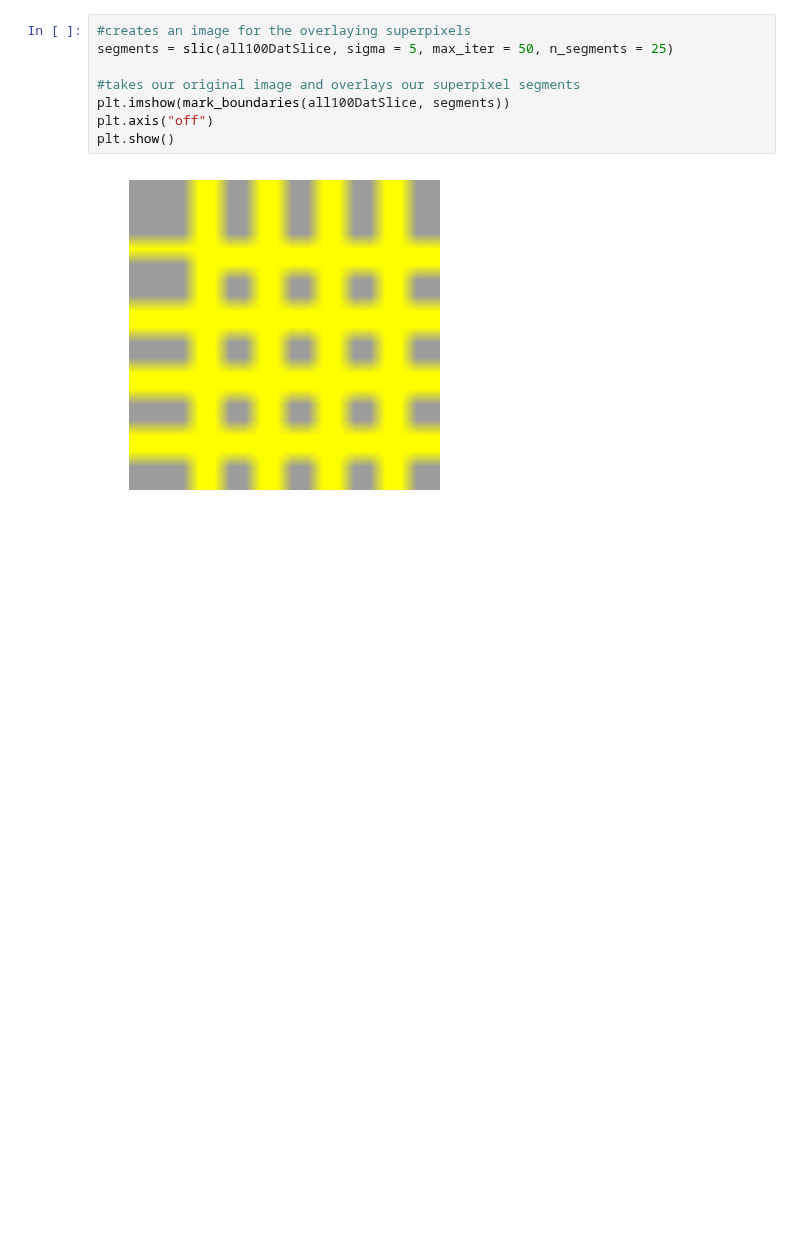
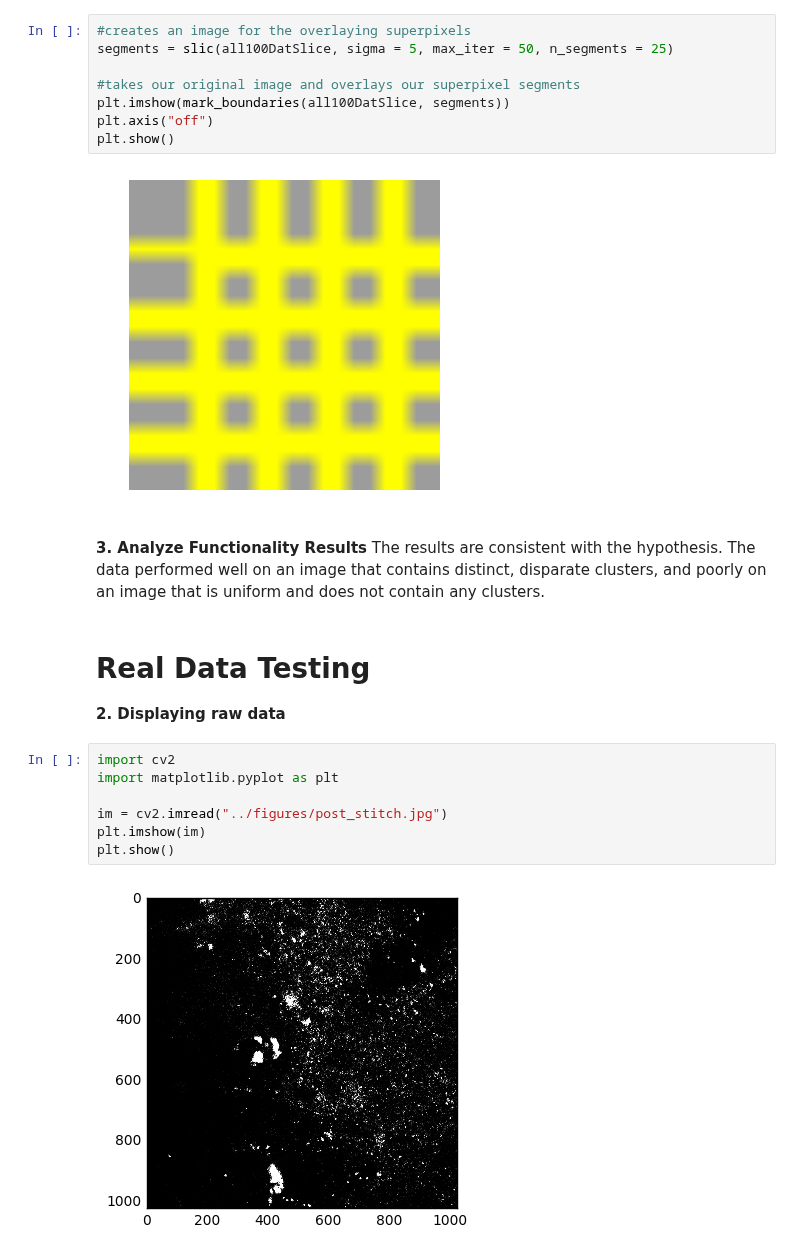
Before and after one commit to NeuroDataDesign/pan-synapse, a Jupyter notebook: background/SLIC_writeup.ipynb, the cells around one changed output. Drawn from its saved outputs; the diff is of its cells as text; blank space fills up the shorter version.

```diff
--- a/background/SLIC_writeup.ipynb
+++ b/background/SLIC_writeup.ipynb
@@ -92,3 +93,18 @@ plt.axis("off")
 plt.show()
 # %% [output]
 [figure]
+# %% [markdown]
+**3. Analyze Functionality Results**
+The results are consistent with the hypothesis. The data performed well on an image that contains distinct, disparate clusters, and poorly on an image that is uniform and does not contain any clusters.
+# %% [markdown]
+# Real Data Testing
+**2. Displaying raw data**
+# %%
+import cv2
+import matplotlib.pyplot as plt
+
+im = cv2.imread("../figures/post_stitch.jpg")
+plt.imshow(im)
+plt.show()
+# %% [output]
+[figure, added]
```
Also changed, not shown: parts of 6 cells of this notebook.
